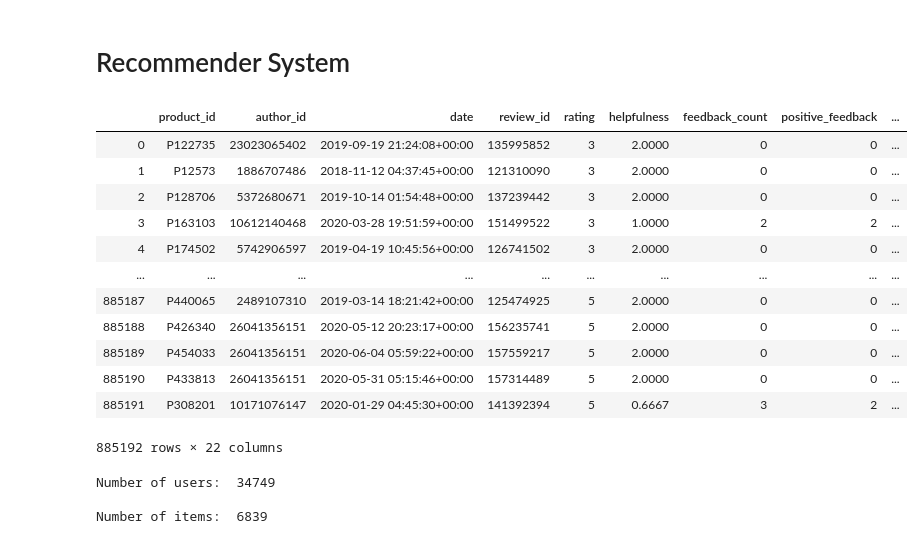
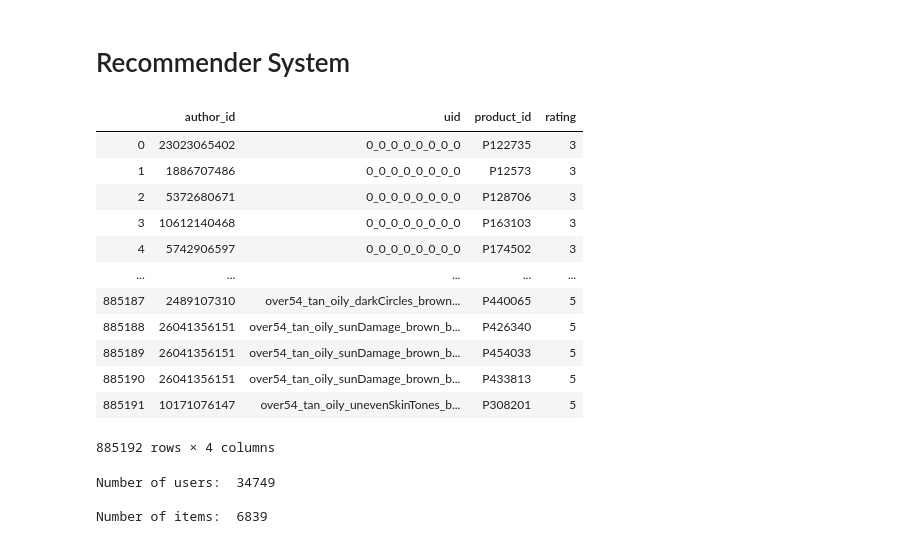
Before and after one commit to valmadrid/Gift-Recommendation, a Jupyter notebook: 2_2_Recommender_System.ipynb, the cells around one changed output. Drawn from its saved outputs; the diff is of its cells as text; code cells hidden in the pictures.

```diff
--- a/2_2_Recommender_System.ipynb
+++ b/2_2_Recommender_System.ipynb
@@ -116,21 +116,22 @@ memory usage: 157.9+ MB
 # Recommender System
 # %%
 df = pd.read_csv("user_item_rating_raw.csv")
+df = df[["author_id", "uid", "product_id", "rating"]].copy()
 df
 # %% [output]
-|  | product_id | author_id | date | review_id | rating | helpfulness | feedback_count | positive_feedback | ... |
-| 0 | P122735 | 23023065402 | 2019-09-19 21:24:08+00:00 | 135995852 | 3 | 2.0000 | 0 | 0 | ... |
-| 1 | P12573 | 1886707486 | 2018-11-12 04:37:45+00:00 | 121310090 | 3 | 2.0000 | 0 | 0 | ... |
-| 2 | P128706 | 5372680671 | 2019-10-14 01:54:48+00:00 | 137239442 | 3 | 2.0000 | 0 | 0 | ... |
-| 3 | P163103 | 10612140468 | 2020-03-28 19:51:59+00:00 | 151499522 | 3 | 1.0000 | 2 | 2 | ... |
-| 4 | P174502 | 5742906597 | 2019-04-19 10:45:56+00:00 | 126741502 | 3 | 2.0000 | 0 | 0 | ... |
-| ... | ... | ... | ... | ... | ... | ... | ... | ... | ... |
-| 885187 | P440065 | 2489107310 | 2019-03-14 18:21:42+00:00 | 125474925 | 5 | 2.0000 | 0 | 0 | ... |
-| 885188 | P426340 | 26041356151 | 2020-05-12 20:23:17+00:00 | 156235741 | 5 | 2.0000 | 0 | 0 | ... |
-| 885189 | P454033 | 26041356151 | 2020-06-04 05:59:22+00:00 | 157559217 | 5 | 2.0000 | 0 | 0 | ... |
-| 885190 | P433813 | 26041356151 | 2020-05-31 05:15:46+00:00 | 157314489 | 5 | 2.0000 | 0 | 0 | ... |
-| 885191 | P308201 | 10171076147 | 2020-01-29 04:45:30+00:00 | 141392394 | 5 | 0.6667 | 3 | 2 | ... |
+|  | author_id | uid | product_id | rating |
+| 0 | 23023065402 | 0_0_0_0_0_0_0_0 | P122735 | 3 |
+| 1 | 1886707486 | 0_0_0_0_0_0_0_0 | P12573 | 3 |
+| 2 | 5372680671 | 0_0_0_0_0_0_0_0 | P128706 | 3 |
+| 3 | 10612140468 | 0_0_0_0_0_0_0_0 | P163103 | 3 |
+| 4 | 5742906597 | 0_0_0_0_0_0_0_0 | P174502 | 3 |
+| ... | ... | ... | ... | ... |
+| 885187 | 2489107310 | over54_tan_oily_darkCircles_brown... | P440065 | 5 |
+| 885188 | 26041356151 | over54_tan_oily_sunDamage_brown_b... | P426340 | 5 |
+| 885189 | 26041356151 | over54_tan_oily_sunDamage_brown_b... | P454033 | 5 |
+| 885190 | 26041356151 | over54_tan_oily_sunDamage_brown_b... | P433813 | 5 |
+| 885191 | 10171076147 | over54_tan_oily_unevenSkinTones_b... | P308201 | 5 |
-885192 rows × 22 columns
+885192 rows × 4 columns
 # %%
 author_ids = list(df.uid.unique())
 product_ids = list(df.product_id.unique())
```
Also changed, not shown: parts of 3 cells of this notebook, 2 other files.
